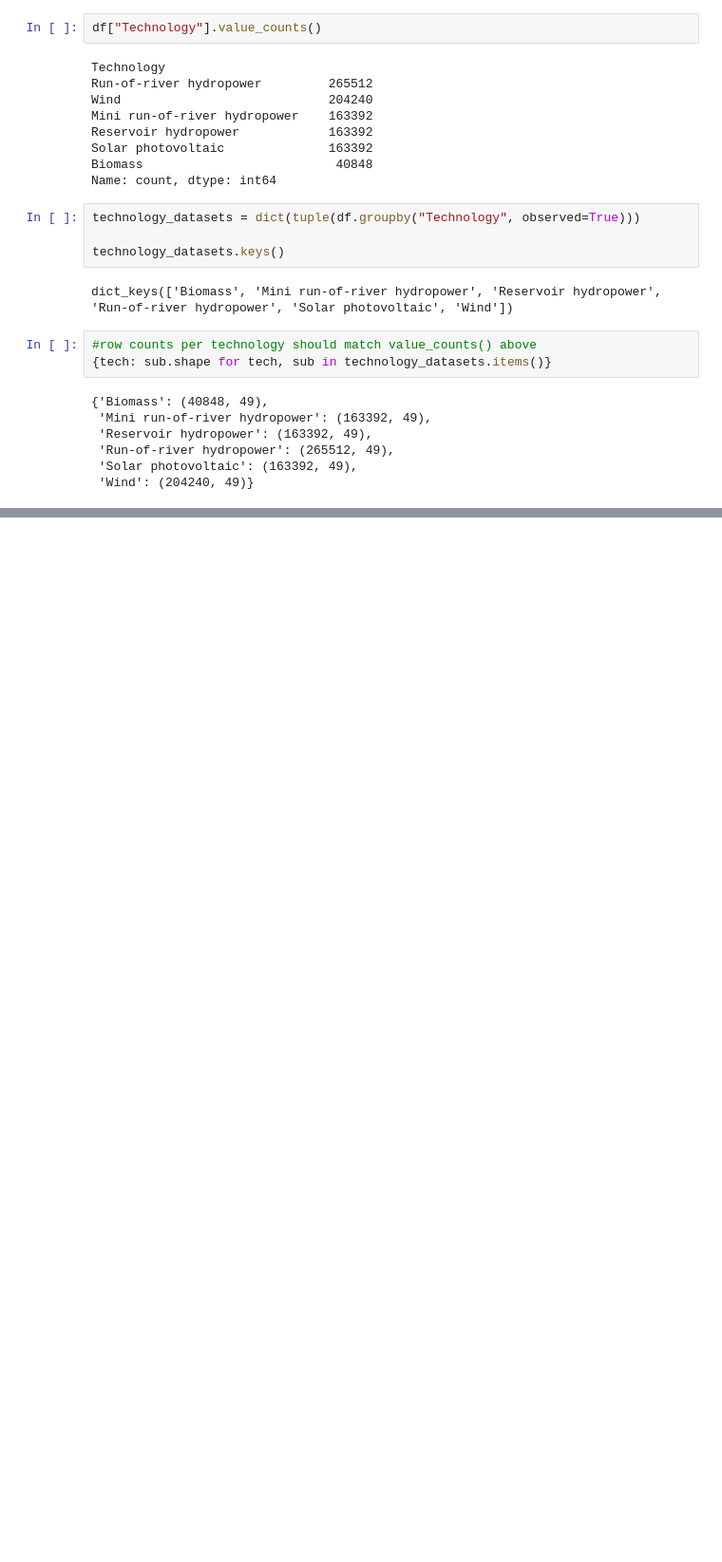
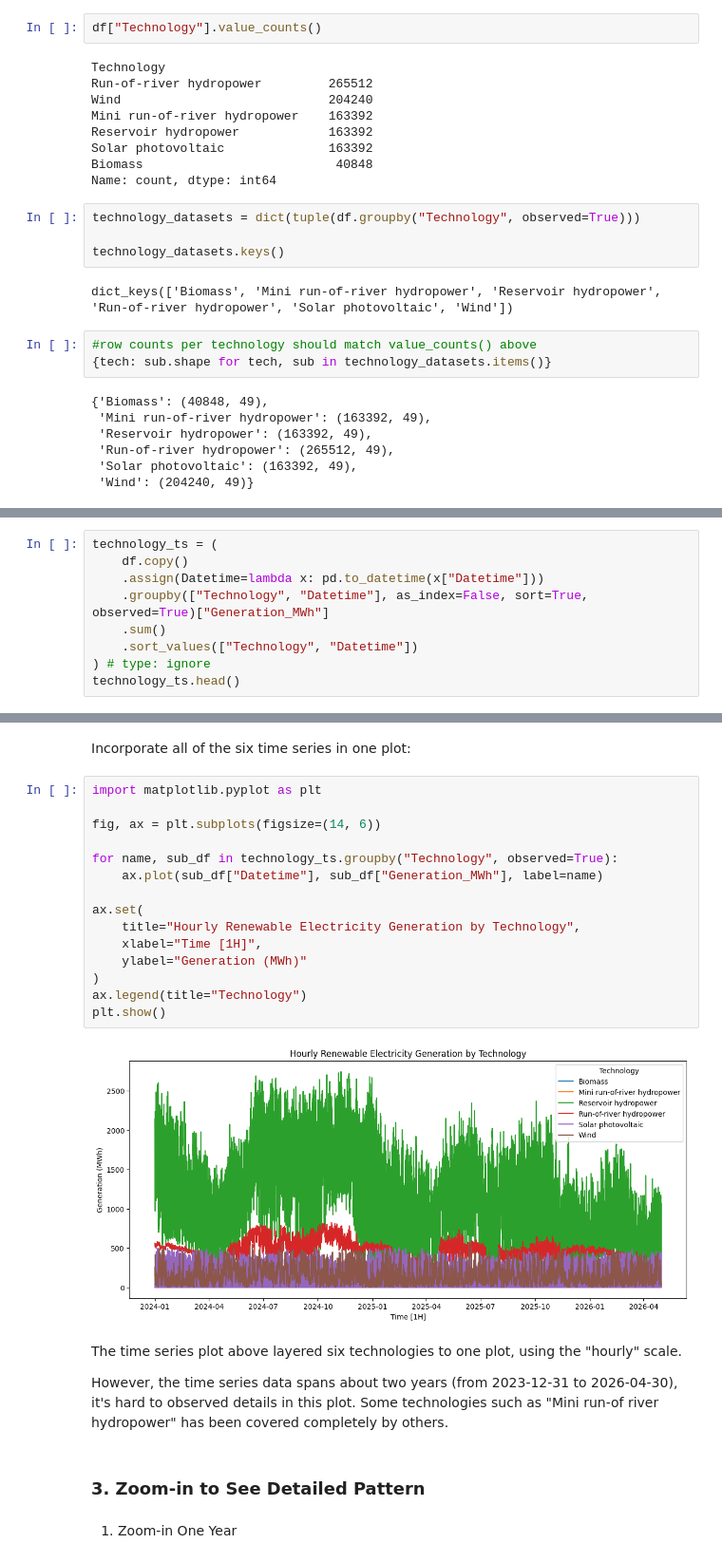
Before and after one commit to Sherry438/Entropy-in-Renewable-Energy-Time-Series-Analysis, a Jupyter notebook: notebooks/01_data_exploration.ipynb, the cells around one changed output, grey strips where cells are left out. Shown at 95% size. Saved outputs shown, nothing was run; the diff lists cells and outputs as text; blank space fills up the shorter version.

```diff
--- a/notebooks/01_data_exploration.ipynb
+++ b/notebooks/01_data_exploration.ipynb
@@ -165,0 +201,9 @@ wind = technology_datasets["Wind"]
+# %%
+technology_ts = (
+    df.copy()
+    .assign(Datetime=lambda x: pd.to_datetime(x["Datetime"]))
+    .groupby(["Technology", "Datetime"], as_index=False, sort=True, observed=True)["Generation_MWh"]
+    .sum()
+    .sort_values(["Technology", "Datetime"])
+) # type: ignore
+technology_ts.head()
@@ -165,0 +222,27 @@ wind = technology_datasets["Wind"]
+# %% [markdown]
+Incorporate all of the six time series in one plot:
+# %%
+import matplotlib.pyplot as plt
+
+fig, ax = plt.subplots(figsize=(14, 6))
+
+for name, sub_df in technology_ts.groupby("Technology", observed=True):
+    ax.plot(sub_df["Datetime"], sub_df["Generation_MWh"], label=name)
+
+ax.set(
+    title="Hourly Renewable Electricity Generation by Technology",
+    xlabel="Time [1H]",
+    ylabel="Generation (MWh)"
+)
+ax.legend(title="Technology")
+plt.show()
+# %% [output]
+[figure, added]
+# %% [markdown]
+The time series plot above layered six technologies to one plot, using the "hourly" scale.
+
+However, the time series data spans about two years (from 2023-12-31 to 2026-04-30), it's hard to observed details in this plot. Some technologies such as "Mini run-of river hydropower" has been covered completely by others.
+# %% [markdown]
+### 3. Zoom-in to See Detailed Pattern
+# %% [markdown]
+1. Zoom-in One Year
```
Also changed, not shown: parts of 20 cells of this notebook.
